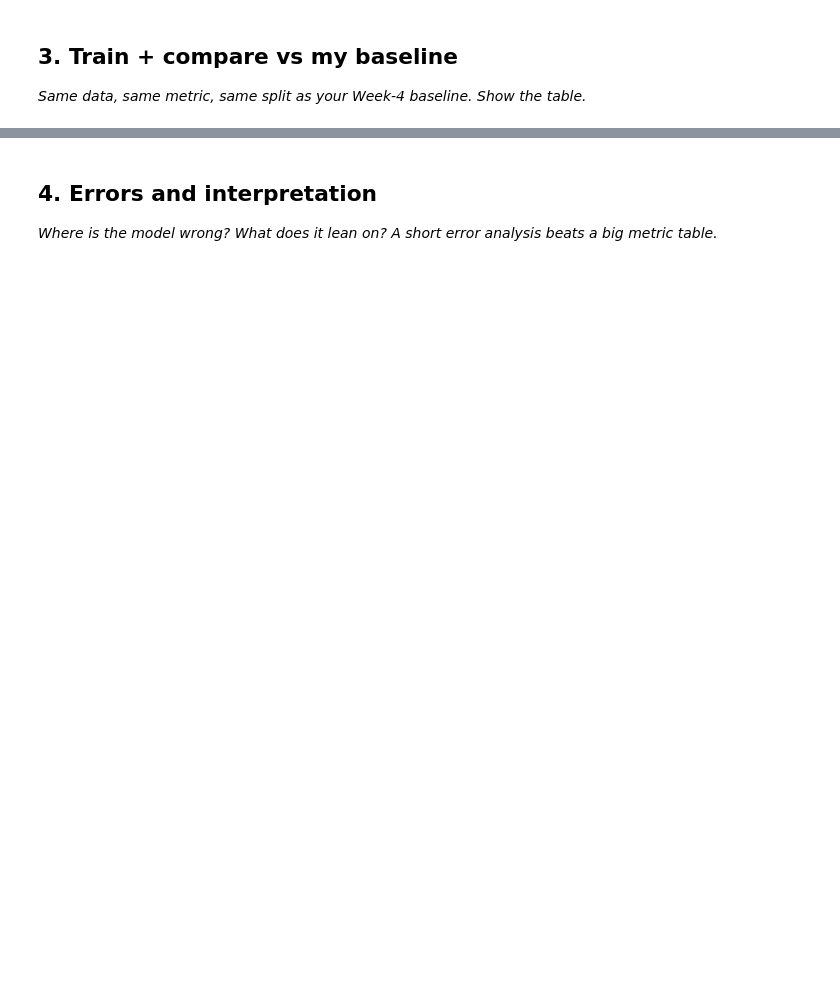
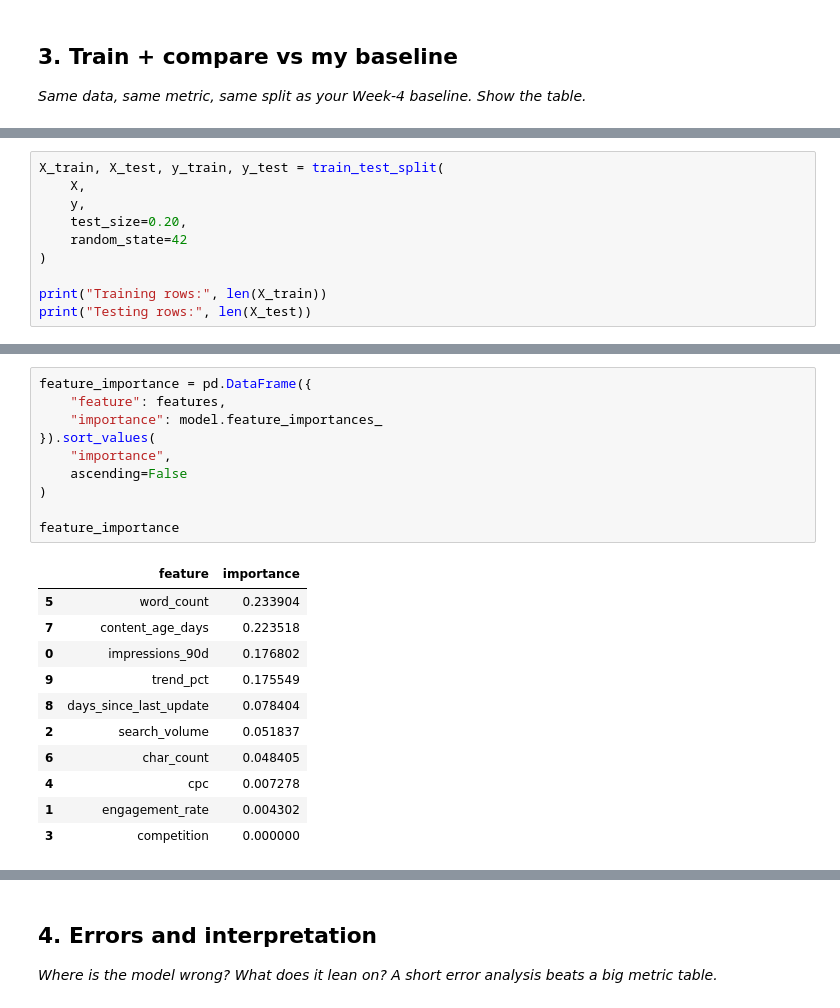
Before and after one commit to farankhandev/flyrank-ml-internship, a Jupyter notebook: work/notebooks/w05_model.ipynb, the cells around one changed output, grey strips where cells are left out. Drawn from its saved outputs; the diff is of its cells as text; blank space fills up the shorter version.

```diff
--- a/work/notebooks/w05_model.ipynb
+++ b/work/notebooks/w05_model.ipynb
@@ -57,0 +169,10 @@ comparison_table
+# %%
+X_train, X_test, y_train, y_test = train_test_split(
+    X,
+    y,
+    test_size=0.20,
+    random_state=42
+)
+
+print("Training rows:", len(X_train))
+print("Testing rows:", len(X_test))
@@ -57,0 +222,22 @@ comparison_table
+# %%
+feature_importance = pd.DataFrame({
+    "feature": features,
+    "importance": model.feature_importances_
+}).sort_values(
+    "importance",
+    ascending=False
+)
+
+feature_importance
+# %% [output]
+|  | feature | importance |
+| 5 | word_count | 0.233904 |
+| 7 | content_age_days | 0.223518 |
+| 0 | impressions_90d | 0.176802 |
+| 9 | trend_pct | 0.175549 |
+| 8 | days_since_last_update | 0.078404 |
+| 2 | search_volume | 0.051837 |
+| 6 | char_count | 0.048405 |
+| 4 | cpc | 0.007278 |
+| 1 | engagement_rate | 0.004302 |
+| 3 | competition | 0.000000 |
```
Also changed, not shown: parts of 22 cells of this notebook.
